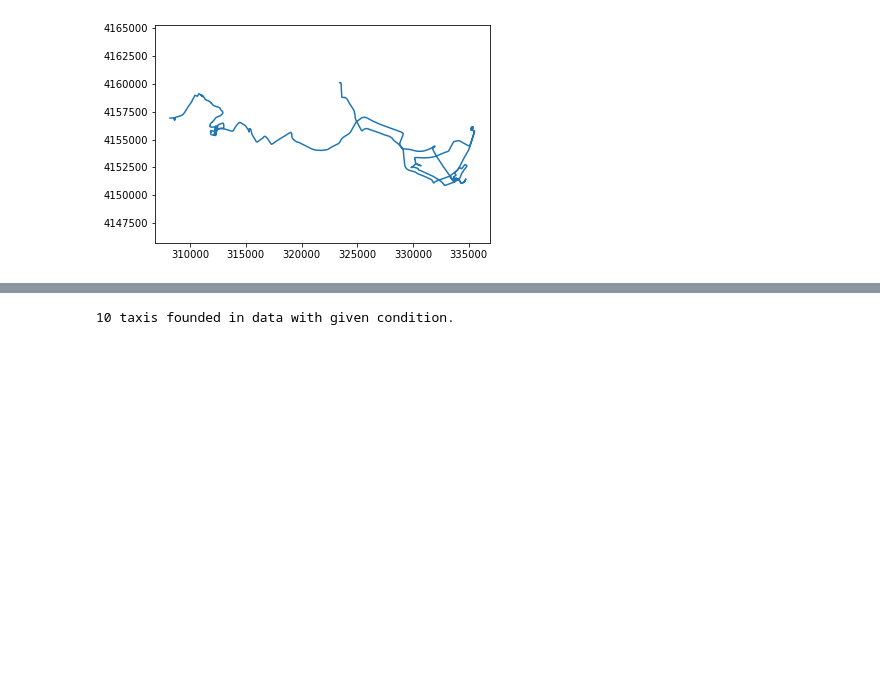
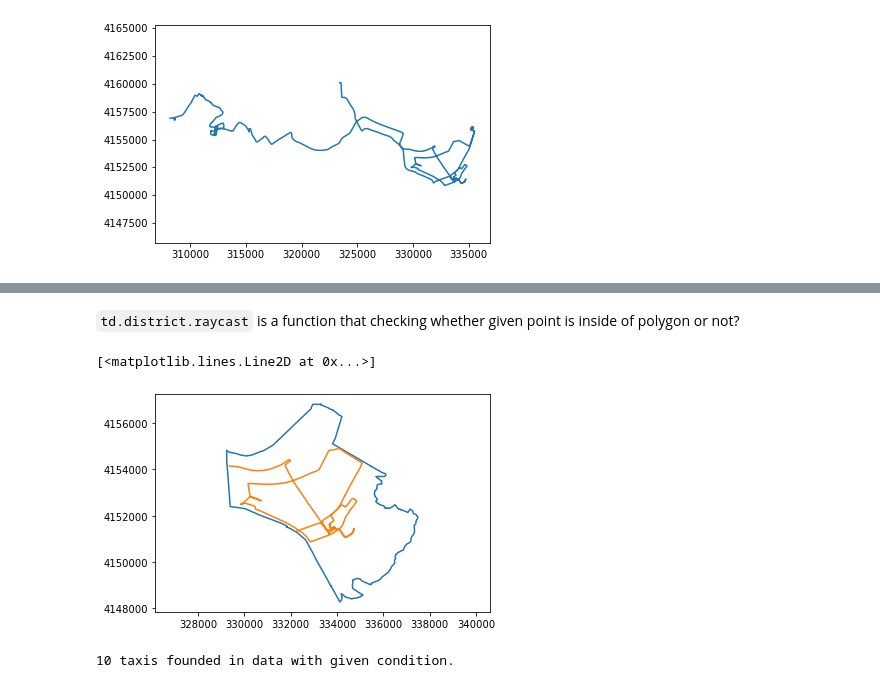
Before and after one commit to JungHoonJung/complecity, a Jupyter notebook: tutorial.ipynb, the cells around one changed output, grey strips where cells are left out. Saved outputs shown, nothing was run; the diff lists cells and outputs as text; code cells hidden in the pictures; blank space fills up the shorter version.

```diff
--- a/tutorial.ipynb
+++ b/tutorial.ipynb
@@ -35,3 +75,12 @@ plt.axis('equal')
+# %% [markdown]
+`td.district.raycast` is a function that checking whether given point is inside of polygon or not?
+# %%
+td.district.plot()
+plt.axis('equal')
+plt.plot(*td_array_single.pos[td.district.raycast(td_array_single.pos)].T,'-', markersize = 1)
+# %% [output]
+[<matplotlib.lines.Line2D at 0x...>]
+[figure, added]
 # %%
 td_arrays = Tdset.get_array(num = 10, random = False, fields=['x','y','psg','vel'],position=('x','y'))
 # %% [output]
```
Also changed, not shown: parts of 17 cells of this notebook, 7 other files.
